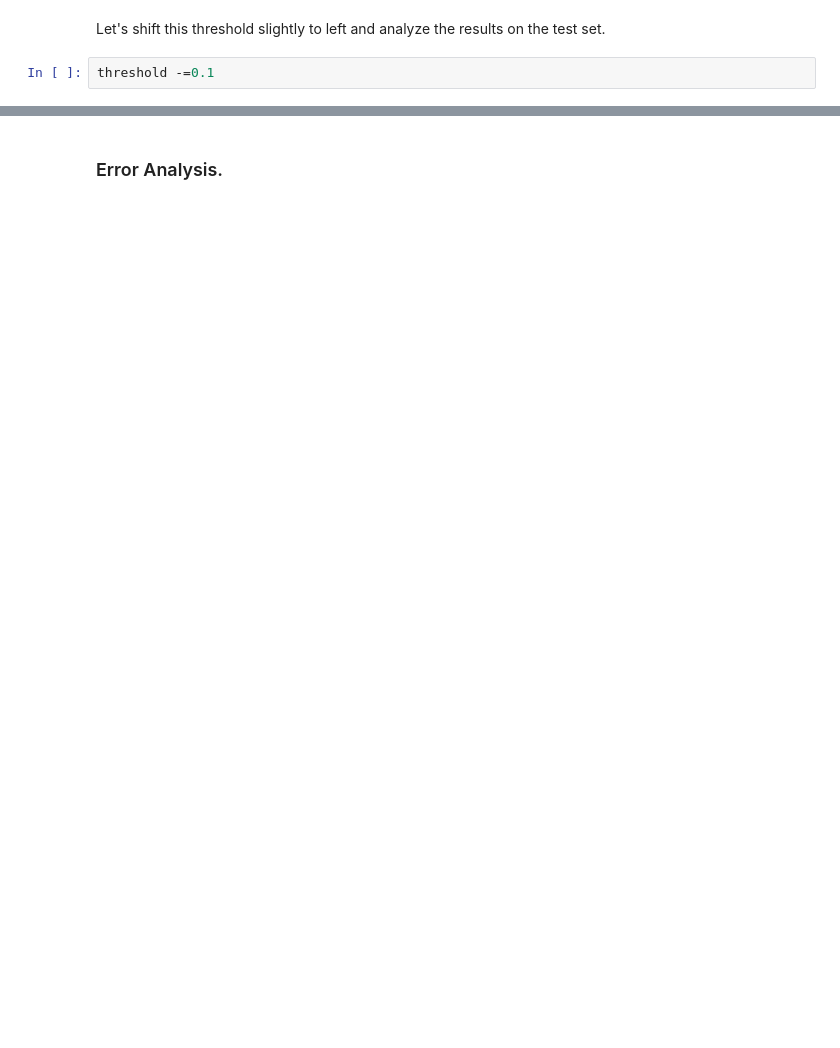
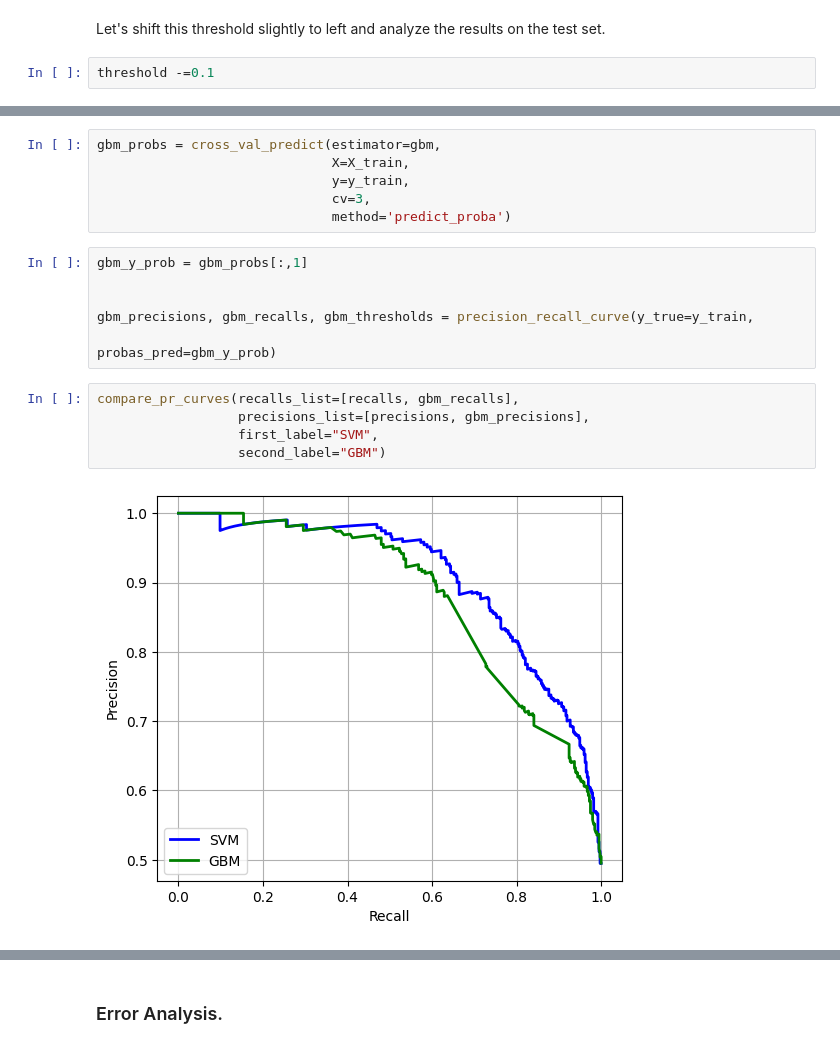
Before and after one commit to NeoAcereo/Restaurant-Review, a Jupyter notebook: Notebook.ipynb, the cells around one changed output, grey strips where cells are left out. Saved outputs shown, nothing was run; the diff lists cells and outputs as text; blank space fills up the shorter version.

```diff
--- a/Notebook.ipynb
+++ b/Notebook.ipynb
@@ -577,0 +579,19 @@ Our model of choice will be the random forest classifier since it does better.
+# %%
+gbm_probs = cross_val_predict(estimator=gbm,
+                              X=X_train,
+                              y=y_train,
+                              cv=3,
+                              method='predict_proba')
+# %%
+gbm_y_prob = gbm_probs[:,1]
+
+
+gbm_precisions, gbm_recalls, gbm_thresholds = precision_recall_curve(y_true=y_train,
+                                                                     probas_pred=gbm_y_prob)
+# %%
+compare_pr_curves(recalls_list=[recalls, gbm_recalls],
+                  precisions_list=[precisions, gbm_precisions],
+                  first_label="SVM",
+                  second_label="GBM")
+# %% [output]
+[figure, added]
```
Also changed, not shown: parts of 67 cells of this notebook, 1 other file.
